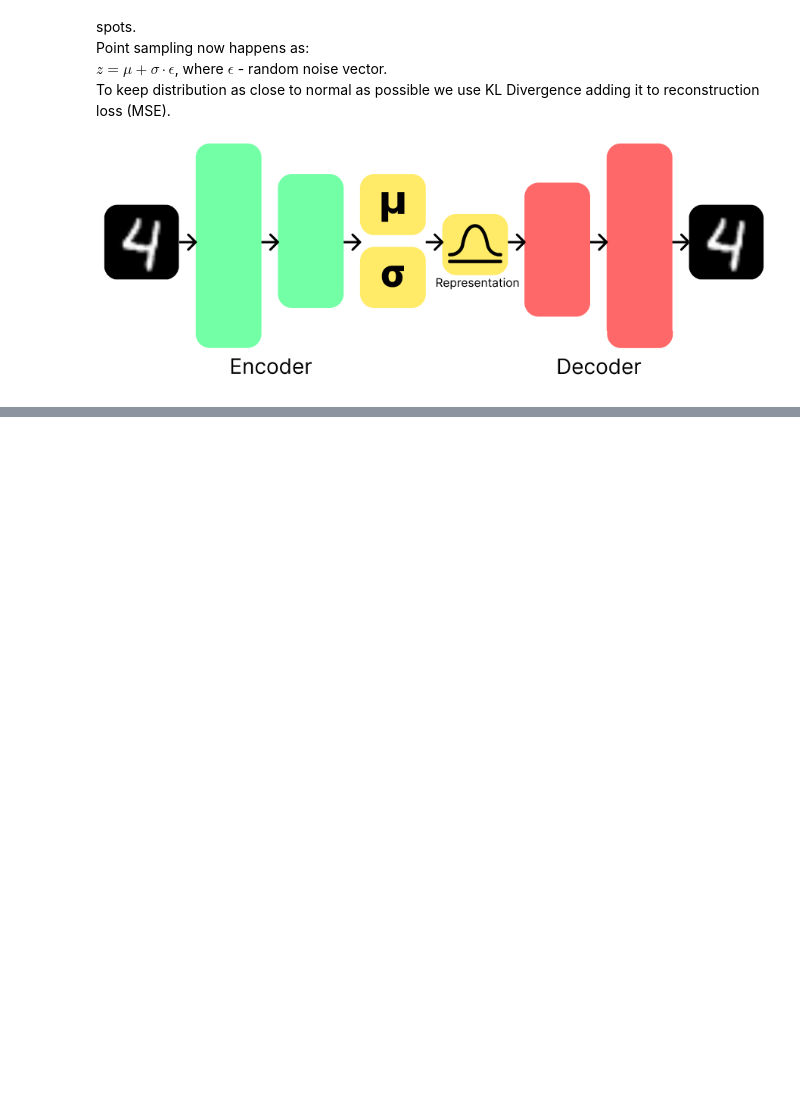
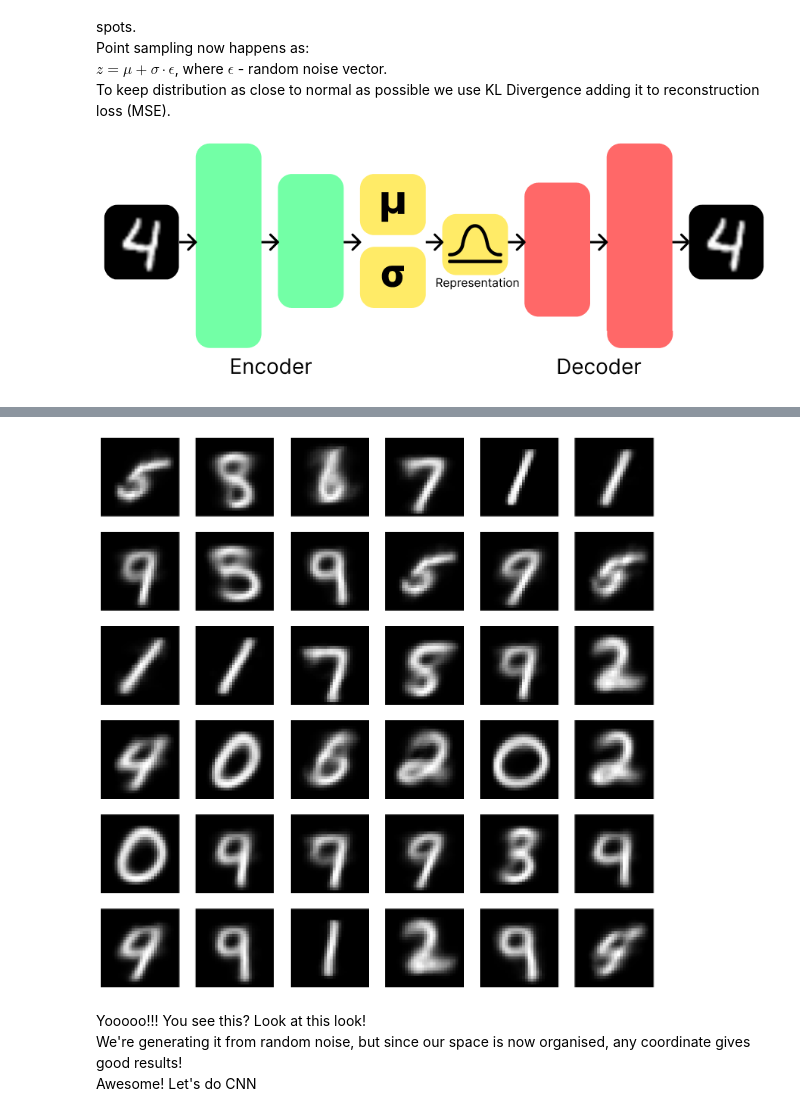
Before and after one commit to Cheslaff/KurwAI-archive, a Jupyter notebook: Guides/ImageGen(Easy)/AutoEncoders.ipynb, the cells around one changed output, grey strips where cells are left out. Saved outputs shown, nothing was run; the diff lists cells and outputs as text; code cells hidden in the pictures; blank space fills up the shorter version.

```diff
--- a/Guides/ImageGen(Easy)/AutoEncoders.ipynb
+++ b/Guides/ImageGen(Easy)/AutoEncoders.ipynb
@@ -295,0 +416,17 @@ To keep distribution as close to normal as possible we use KL Divergence adding
+# %%
+vae.eval()
+with torch.inference_mode():
+  random_ = torch.randn(36, 1, 32, device=device)
+  reconstruction = vae_decoder(random_).cpu().view(36, 28, 28, 1)
+  plt.figure(figsize=(15, 15))
+  for n, img in enumerate(reconstruction):
+    plt.subplot(6, 6, n+1)
+    plt.axis("off")
+    plt.imshow(img, cmap="gray")
+  plt.show()
+# %% [output]
+[figure, added]
+# %% [markdown]
+Yooooo!!! You see this? Look at this look!<br>
+We're generating it from random noise, but since our space is now organised, any coordinate gives good results!<br>
+Awesome! Let's do CNN<br>
```
Also changed, not shown: parts of 26 cells of this notebook.
